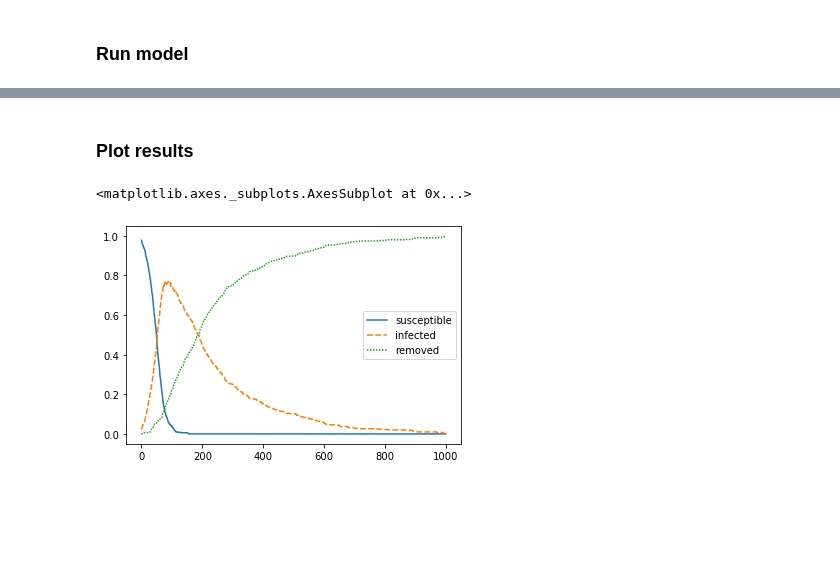
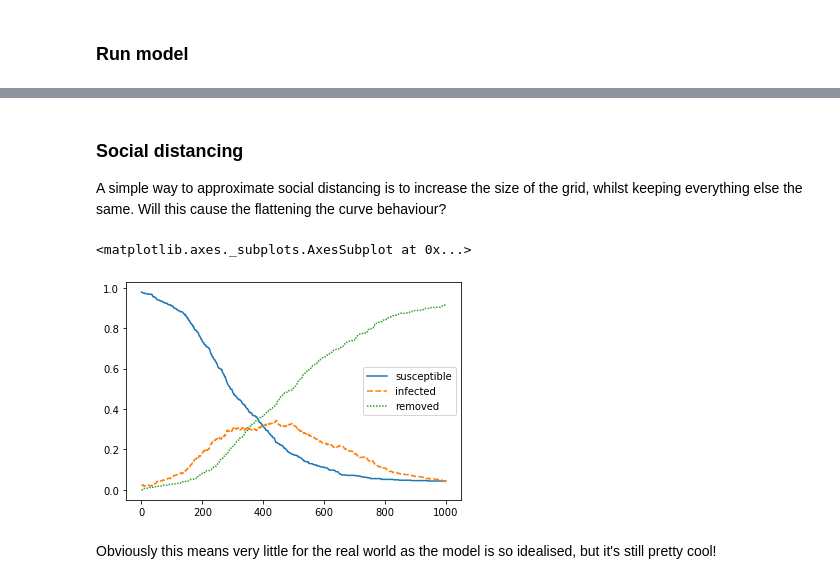
Before and after one commit to danielward27/SIR_model, a Jupyter notebook: run_SIR_model.ipynb, the cells around one changed output, grey strips where cells are left out. Drawn from its saved outputs; the diff is of its cells as text; code cells hidden in the pictures; blank space fills up the shorter version.

```diff
--- a/run_SIR_model.ipynb
+++ b/run_SIR_model.ipynb
@@ -19,8 +25,16 @@ for i in range(1000):
-# %% [markdown]
-### Plot results
-# %%
-df = model.datacollector.get_model_vars_dataframe()
-sns.lineplot(data=df)
-# %% [output]
-<matplotlib.axes._subplots.AxesSubplot at 0x...>
-[figure, removed]
+# %% [markdown]
+### Social distancing
+A simple way to approximate social distancing is to increase the size of the grid, whilst keeping everything else the same. Will this cause the flattening the curve behaviour?
+# %%
+model = SIRModel(num_agents=500, initial_infected=0.02,
+                 removed_probability=0.005, width=100, height=100)
+for i in range(1000):
+    model.step()
+
+df = model.datacollector.get_model_vars_dataframe()
+sns.lineplot(data=df)
+# %% [output]
+<matplotlib.axes._subplots.AxesSubplot at 0x...>
+[figure, added]
+# %% [markdown]
+Obviously this means very little for the real world as the model is so idealised, but it's still pretty cool!
```
Also changed, not shown: parts of 1 cell of this notebook, 1 other file.
